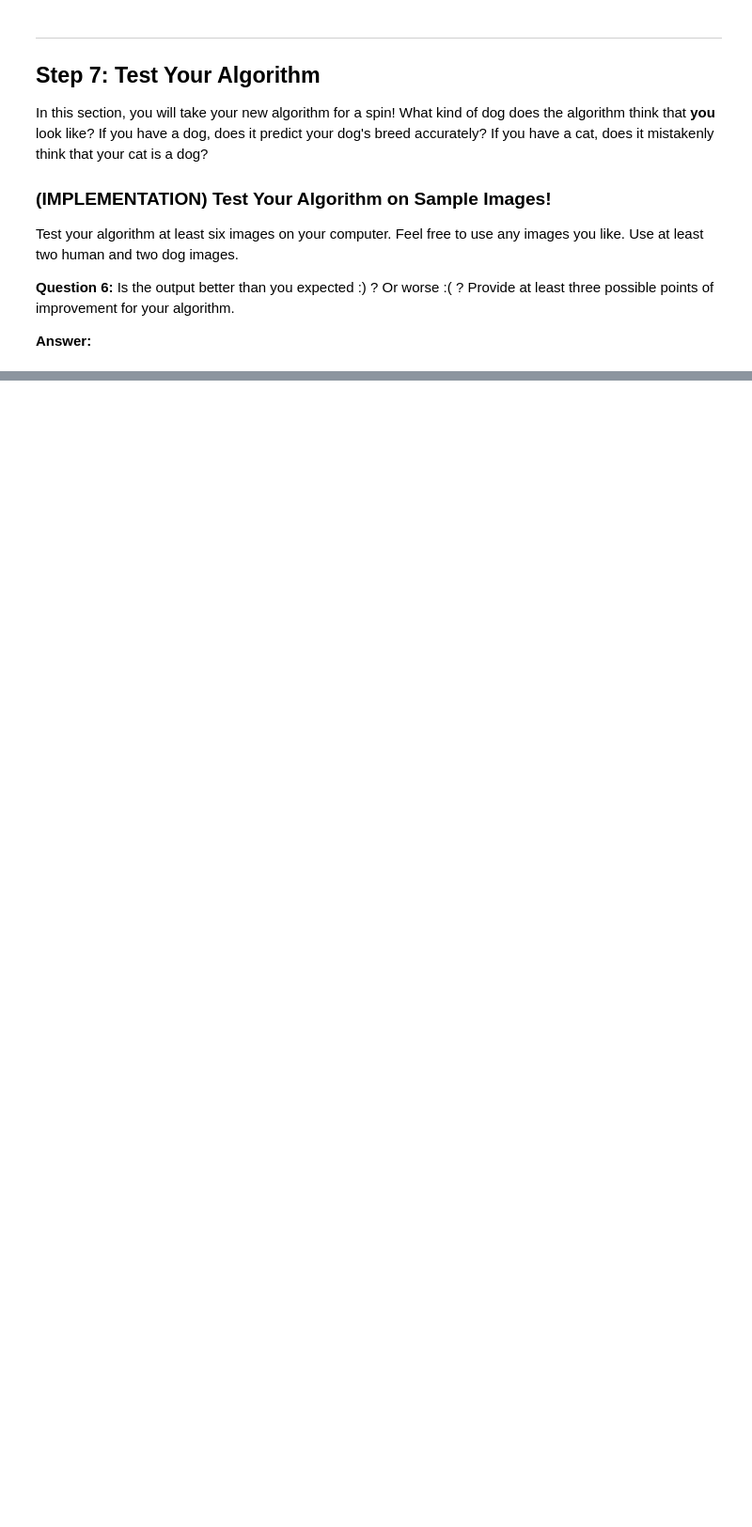
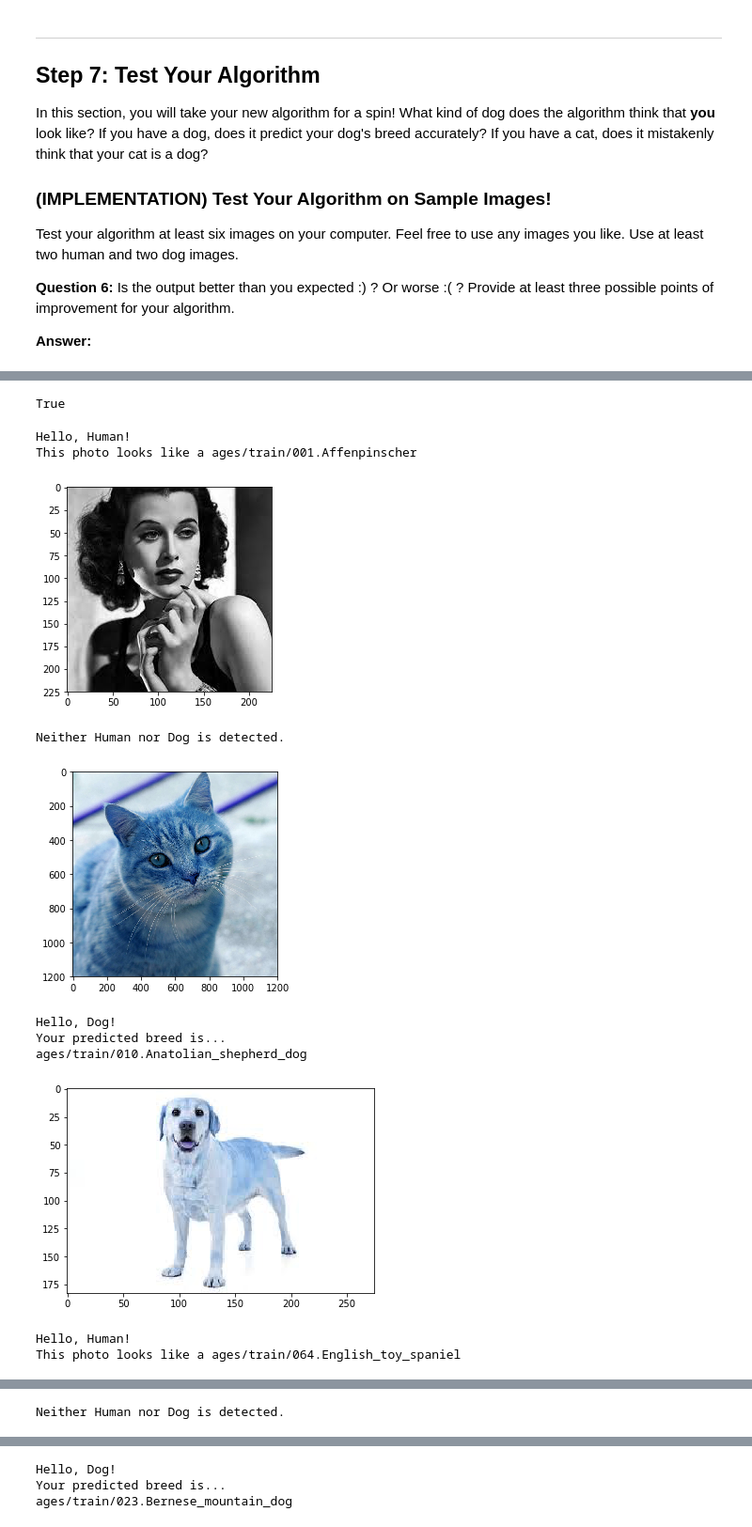
Before and after one commit to yxiang45/Dog_Breed_Classifier_CNN, a Jupyter notebook: dog_app.ipynb, the cells around one changed output, grey strips where cells are left out. Shown at 94% size. Drawn from its saved outputs; the diff is of its cells as text; code cells hidden in the pictures; blank space fills up the shorter version.

```diff
--- a/dog_app.ipynb
+++ b/dog_app.ipynb
@@ -653,8 +670,8 @@ You are welcome to [augment the training data](https://blog.keras.io/building-po
 checkpointer = ModelCheckpoint(filepath='saved_models/weights.best.ResNet50.hdf5',
                                verbose=1, save_best_only=True)
 
-ResNet50_model.fit(train_ResNet50, train_targets,
-          validation_data=(valid_ResNet50, valid_targets),
+Resnet50_model.fit(train_Resnet50, train_targets,
+          validation_data=(valid_Resnet50, valid_targets),
           epochs=20, batch_size=20, callbacks=[checkpointer], verbose=1)
 # %% [output]
 Train on 6680 samples, validate on 835 samples
@@ -679,7 +696,7 @@ Epoch 20/20
 ### (IMPLEMENTATION) Load the Model with the Best Validation Loss
 # %%
 ### TODO: Load the model weights with the best validation loss.
-ResNet50_model.load_weights('saved_models/weights.best.ResNet50.hdf5')
+Resnet50_model.load_weights('saved_models/weights.best.ResNet50.hdf5')
 # %% [markdown]
 ### (IMPLEMENTATION) Test the Model
 
@@ -719,3 +736,6 @@ def Resnet50_predict_breed(img_path):
     predicted_vector = Resnet50_model.predict(bottleneck_feature)
     # return dog breed that is predicted by the model
     return dog_names[np.argmax(predicted_vector)]
+# %%
+dog_breed = Resnet50_predict_breed('./images/test_images/american_kennel.jpg')
+dog_breed
@@ -743,3 +762,20 @@ This photo looks like an Afghan Hound.
+# %%
+### TODO: Write your algorithm.
+### Feel free to use as many code cells as needed.
+def human_or_dog(img):
+
+
+    if  dog_detector(img):
+        dog_breed = Resnet50_predict_breed(img)
+        print("Hello, Dog!")
+        print("Your predicted breed is...")
+        print(dog_breed )
+    elif face_detector(img):
+        resembling_dog = Resnet50_predict_breed(img)
+        print("Hello, Human!")
+        print("This photo looks like a {}".format(resembling_dog))
+    else:
+        print("Neither Human nor Dog is detected.")
 # %% [markdown]
 ---
 <a id='step7'></a>
@@ -757,4 +799,29 @@ __Answer:__
+# %%
+dog_detector('./images/Labrador_retriever_06457.jpg')
+# %% [output]
+True
 # %%
 ## TODO: Execute your algorithm from Step 6 on
 ## at least 6 images on your computer.
 ## Feel free to use as many code cells as needed.
+test_images =  glob("./images/test_images/*")
+
+#print('test_images ',test_images )
+for img in test_images:
+    human_or_dog(img)
+    window_name = 'image'
+    x = cv2.imread(img)
+    plt.imshow(x)
+    plt.show()
+# %% [output]
+Hello, Human!
+This photo looks like a ages/train/001.Affenpinscher
+[figure, added]
+Neither Human nor Dog is detected.
+[figure, added]
+Hello, Dog!
+Your predicted breed is...
+ages/train/010.Anatolian_shepherd_dog
+[figure, added]
+Hello, Human!
+This photo looks like a ages/train/064.English_toy_spaniel
@@ -760,0 +829 @@ __Answer:__
+Neither Human nor Dog is detected.
@@ -760,0 +831,3 @@ __Answer:__
+Hello, Dog!
+Your predicted breed is...
+ages/train/023.Bernese_mountain_dog
```
Also changed, not shown: parts of 22 cells of this notebook.
